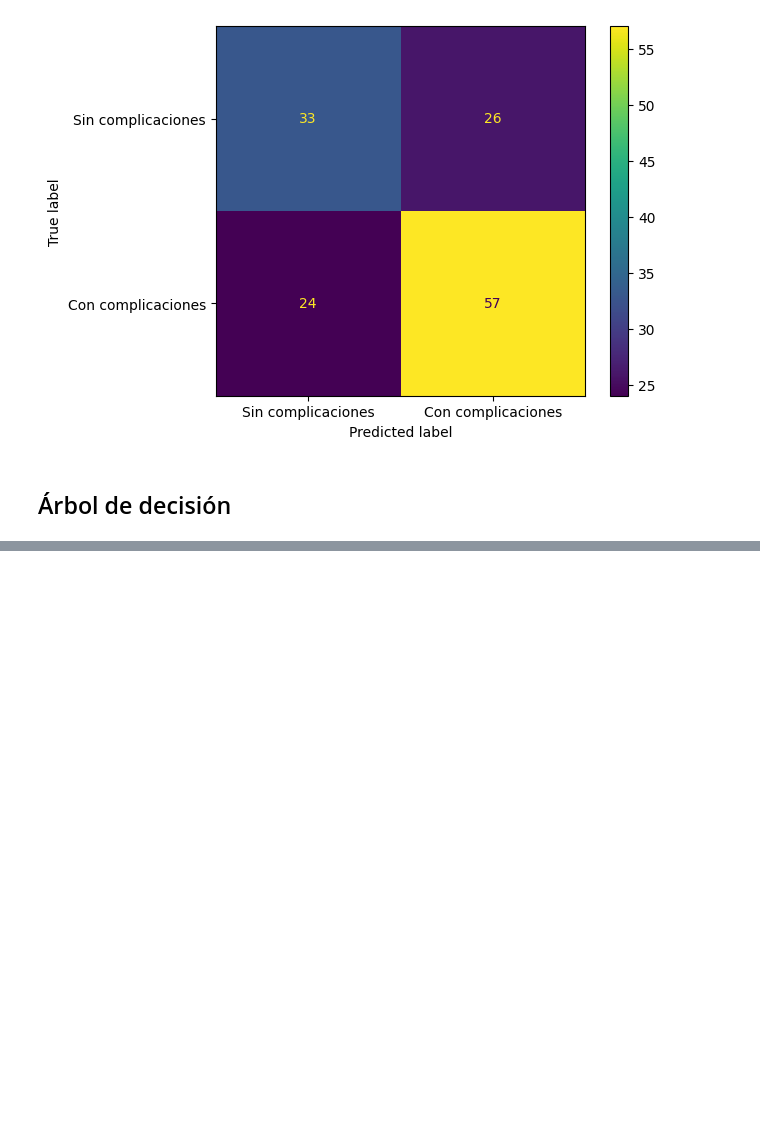
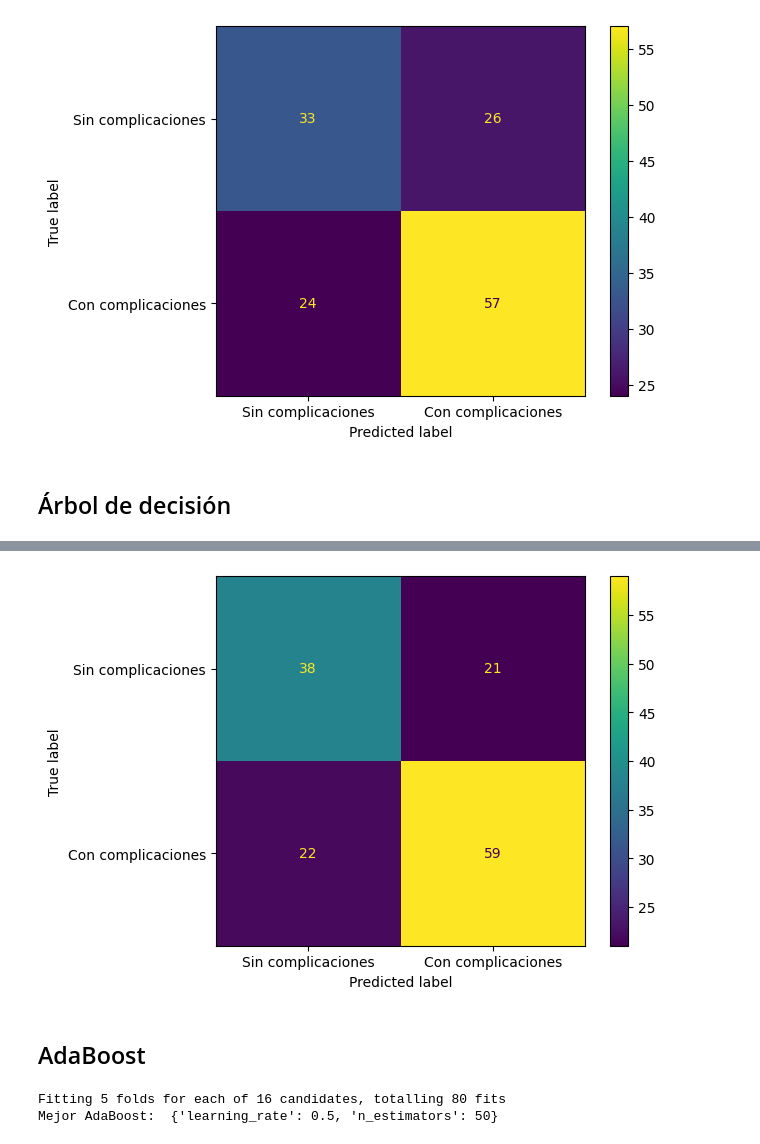
Before and after one commit to Traintain/MINE4101-202520-Proyecto-Transplantes-Hepaticos, a Jupyter notebook: Modelo de clasificación/Entrenamiento clasificadores.ipynb, the cells around one changed output, grey strips where cells are left out. Drawn from its saved outputs; the diff is of its cells as text; code cells hidden in the pictures; blank space fills up the shorter version.

```diff
--- a/Modelo de clasificación/Entrenamiento clasificadores.ipynb
+++ b/Modelo de clasificación/Entrenamiento clasificadores.ipynb
@@ -583,0 +617,2 @@ plt.show()
+# %%
+y_pred = best_rf.predict(X_val)
@@ -583,0 +630,20 @@ plt.show()
+# %%
+ConfusionMatrixDisplay.from_predictions(y_val, y_pred, display_labels=["Sin complicaciones", "Con complicaciones"])
+plt.show()
+# %% [output]
+[figure, added]
+# %% [markdown]
+## AdaBoost
+# %%
+params = {
+    'n_estimators': [50, 100, 200, 400],
+    'learning_rate': [0.01, 0.1, 0.5, 1.0],
+}
+
+grid_ab = GridSearchCV(AdaBoostClassifier(random_state=42), param_grid=params, cv=cv, scoring='f1_weighted', verbose=3, n_jobs=-1)
+grid_ab.fit(X_train, y_train)
+best_ab = grid_ab.best_estimator_
+print("Mejor AdaBoost: ", grid_ab.best_params_)
+# %% [output]
+Fitting 5 folds for each of 16 candidates, totalling 80 fits
+Mejor AdaBoost:  {'learning_rate': 0.5, 'n_estimators': 50}
```
Also changed, not shown: parts of 27 cells of this notebook.
